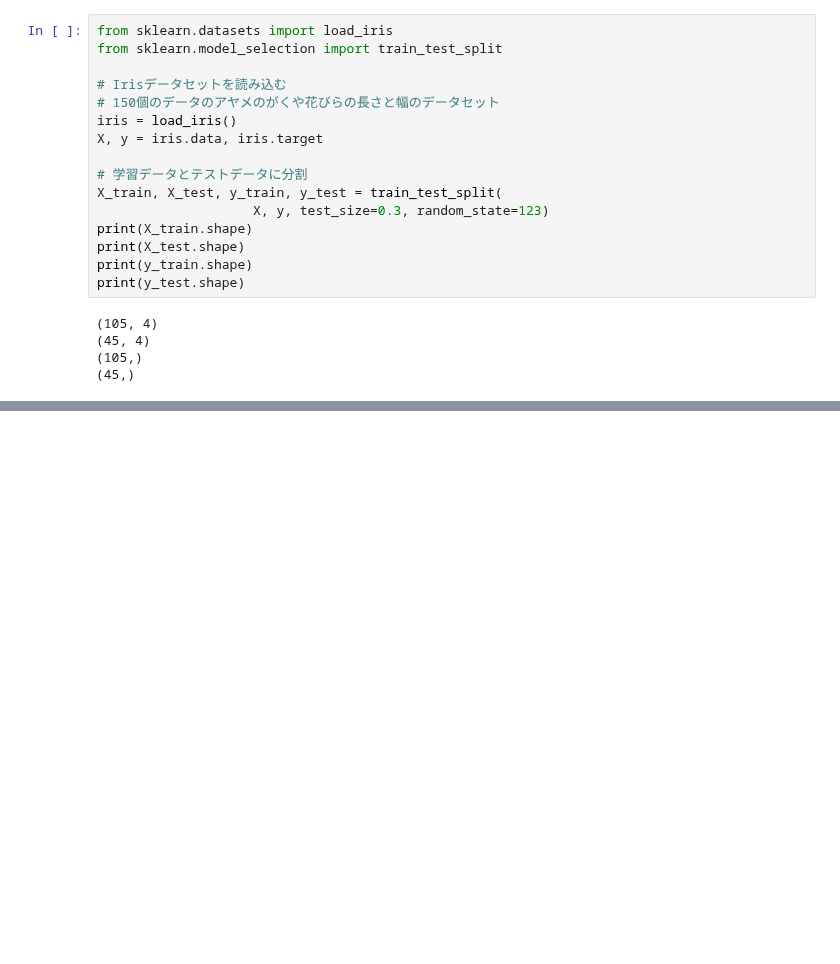
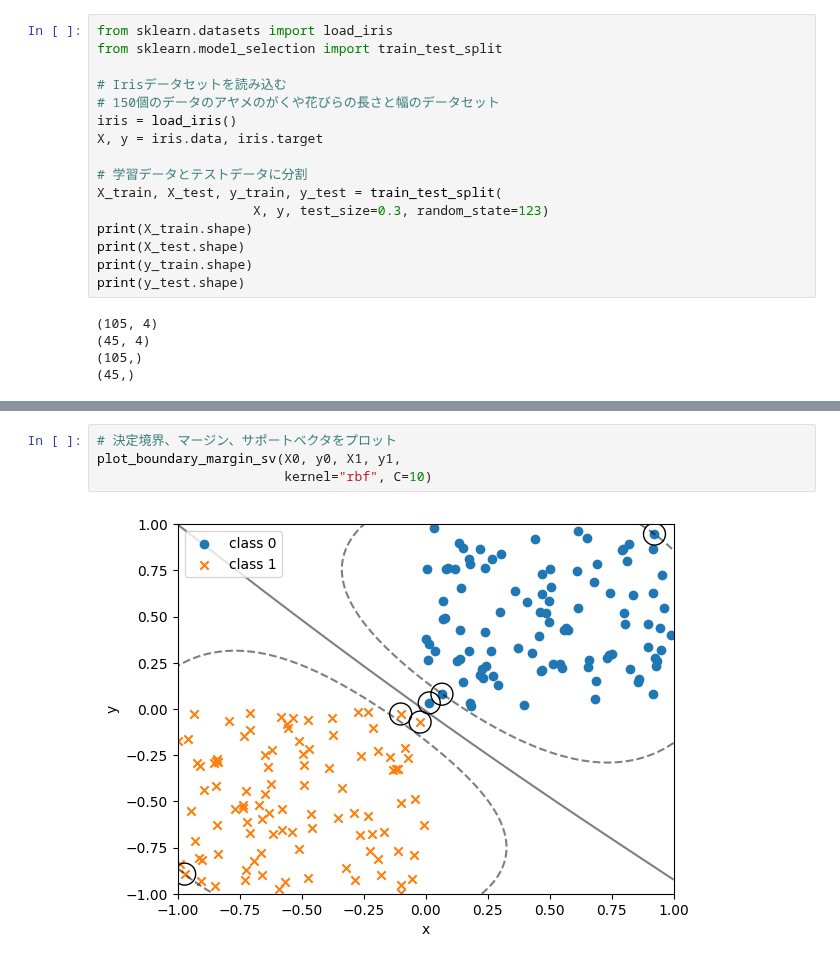
Before and after one commit to Ryo-9591/python-data-analysis-study, a Jupyter notebook: summary/scikit-learn.ipynb, the cells around one changed output, grey strips where cells are left out. Drawn from its saved outputs; the diff is of its cells as text; blank space fills up the shorter version.

```diff
--- a/summary/scikit-learn.ipynb
+++ b/summary/scikit-learn.ipynb
@@ -189,0 +182,6 @@ plot_boundary_margin_sv(X0, y0, X1, y1,
+# %%
+# 決定境界、マージン、サポートベクタをプロット
+plot_boundary_margin_sv(X0, y0, X1, y1,
+                        kernel="rbf", C=10)
+# %% [output]
+[figure, added]
```
Also changed, not shown: parts of 2 cells of this notebook.
